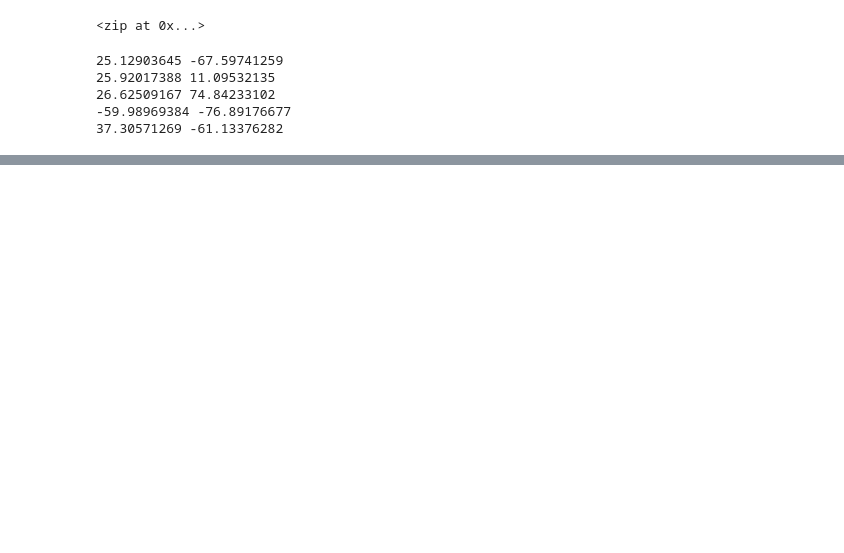
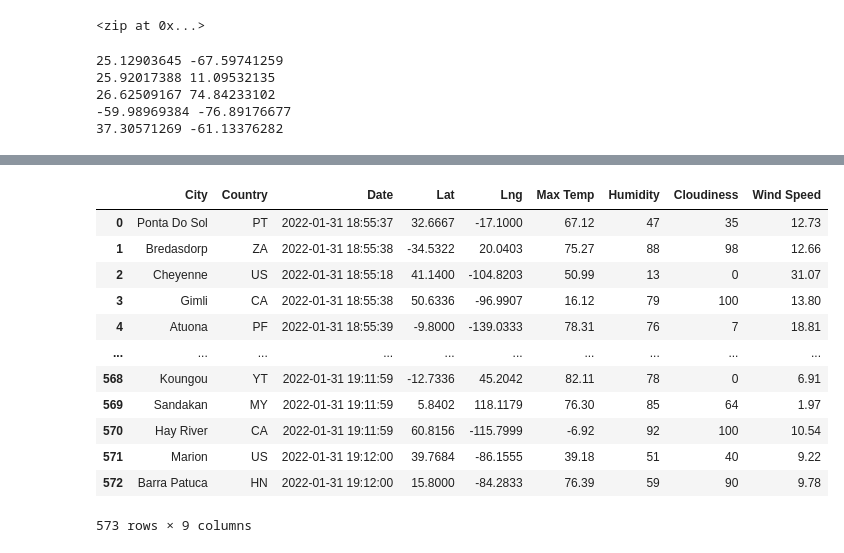
Before and after one commit to ayyray/World_Weather_Analysis, a Jupyter notebook: WeatherPy.ipynb, the cells around one changed output, grey strips where cells are left out. Cells and saved outputs as stored; diff of their text form; code cells hidden in the pictures; blank space fills up the shorter version.

```diff
--- a/WeatherPy.ipynb
+++ b/WeatherPy.ipynb
@@ -66,0 +83,4 @@ len(cities)
+# %%
+# Starting URL for Weather Map API Call.
+url = "http://api.openweathermap.org/data/2.5/weather?units=Imperial&APPID=" + weather_api_key
+print(url)
@@ -66,0 +132,5 @@ len(cities)
+# %%
+# Create an endpoint URL for a city.
+city_url = url + "&q=" + "Boston"
+city_weather = requests.get(city_url)
+city_weather.json()
@@ -66,0 +285,4 @@ len(cities)
+# %%
+# Convert the array of dictionaries to a Pandas DataFrame.
+city_data_df = pd.DataFrame(city_data)
+city_data_df.head(10)
@@ -66,0 +301,19 @@ len(cities)
+# %%
+new_column_order = ["City", "Country", "Date", "Lat", "Lng", "Max Temp", "Humidity", "Cloudiness", "Wind Speed"]
+city_data_df = city_data_df[new_column_order]
+# %%
+city_data_df
+# %% [output]
+|  | City | Country | Date | Lat | Lng | Max Temp | Humidity | Cloudiness | Wind Speed |
+| 0 | Ponta Do Sol | PT | 2022-01-31 18:55:37 | 32.6667 | -17.1000 | 67.12 | 47 | 35 | 12.73 |
+| 1 | Bredasdorp | ZA | 2022-01-31 18:55:38 | -34.5322 | 20.0403 | 75.27 | 88 | 98 | 12.66 |
+| 2 | Cheyenne | US | 2022-01-31 18:55:18 | 41.1400 | -104.8203 | 50.99 | 13 | 0 | 31.07 |
+| 3 | Gimli | CA | 2022-01-31 18:55:38 | 50.6336 | -96.9907 | 16.12 | 79 | 100 | 13.80 |
+| 4 | Atuona | PF | 2022-01-31 18:55:39 | -9.8000 | -139.0333 | 78.31 | 76 | 7 | 18.81 |
+| ... | ... | ... | ... | ... | ... | ... | ... | ... | ... |
+| 568 | Koungou | YT | 2022-01-31 19:11:59 | -12.7336 | 45.2042 | 82.11 | 78 | 0 | 6.91 |
+| 569 | Sandakan | MY | 2022-01-31 19:11:59 | 5.8402 | 118.1179 | 76.30 | 85 | 64 | 1.97 |
+| 570 | Hay River | CA | 2022-01-31 19:11:59 | 60.8156 | -115.7999 | -6.92 | 92 | 100 | 10.54 |
+| 571 | Marion | US | 2022-01-31 19:12:00 | 39.7684 | -86.1555 | 39.18 | 51 | 40 | 9.22 |
+| 572 | Barra Patuca | HN | 2022-01-31 19:12:00 | 15.8000 | -84.2833 | 76.39 | 59 | 90 | 9.78 |
+573 rows × 9 columns
```
Also changed, not shown: parts of 25 cells of this notebook, 4 other files.
